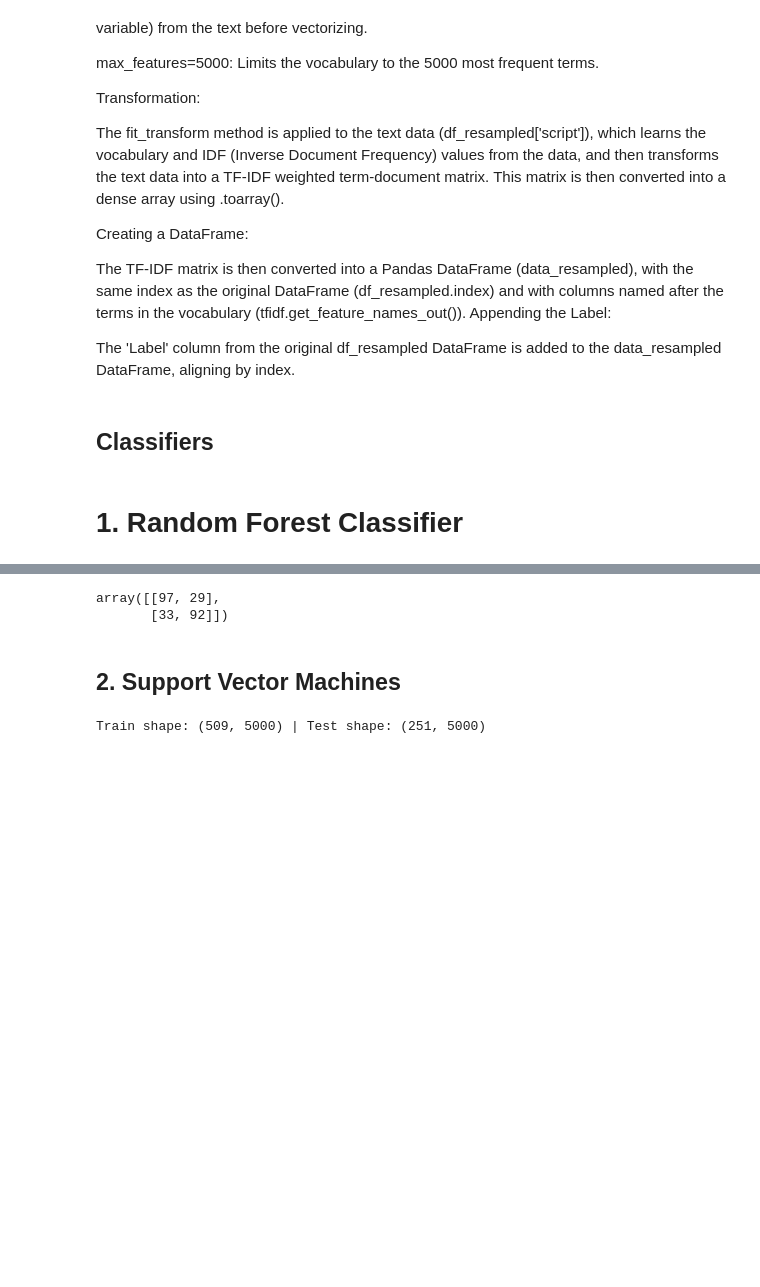
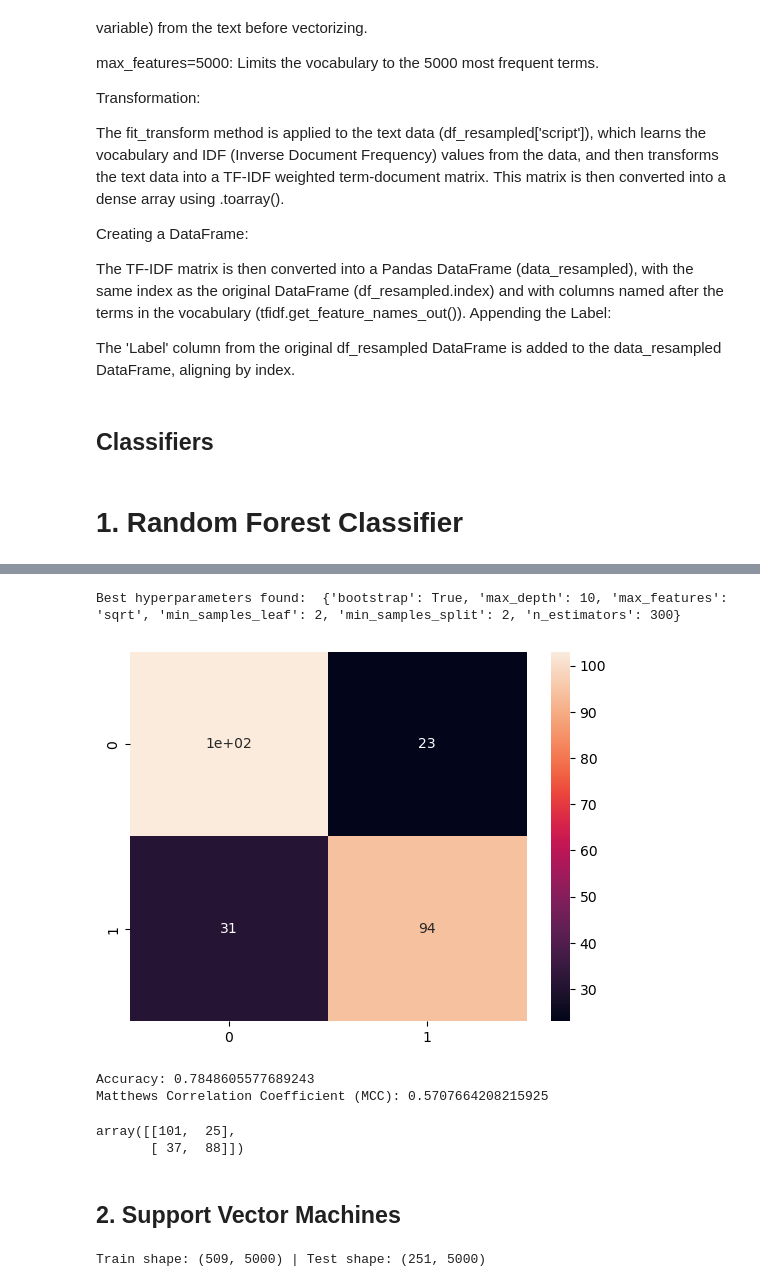
Before and after one commit to kebelouah/decisions_thesis, a Jupyter notebook: word2vec.ipynb, the cells around one changed output, grey strips where cells are left out. Saved outputs shown, nothing was run; the diff lists cells and outputs as text; code cells hidden in the pictures; blank space fills up the shorter version.

Commit message:
Created new annotation script for Areios Pagos decisions, started to work on GridSearchCV methods

```diff
--- a/word2vec.ipynb
+++ b/word2vec.ipynb
@@ -312,0 +213,60 @@ MCC: 0.7479674796747968
+# %%
+import pandas as pd
+from sklearn.ensemble import RandomForestClassifier
+from sklearn.model_selection import train_test_split, GridSearchCV
+from sklearn.metrics import confusion_matrix, f1_score
+import seaborn as sns
+import matplotlib.pyplot as plt
+
+# Assuming your data is preprocessed and resampled
+X = data_resampled.drop('Label', axis=1)
+y = data_resampled['Label']
+
+# Train-test split
+X_train, X_test, y_train, y_test = train_test_split(X, y, stratify=y, test_size=0.33, random_state=42)
+print(f'Train shape: {X_train.shape} | Test shape: {X_test.shape}')
+
+# Define the hyperparameter grid
+param_grid = {
+    'n_estimators': [100, 200, 300],           # Number of trees in the forest
+    'max_depth': [None, 10, 20, 30],           # Maximum depth of the tree
+    'min_samples_split': [2, 5, 10],           # Minimum number of samples required to split a node
+    'min_samples_leaf': [1, 2, 4],             # Minimum number of samples required at a leaf node
+    'bootstrap': [True, False],                # Whether bootstrap samples are used when building trees
+    'max_features': ['auto', 'sqrt', 'log2']   # Number of features to consider when looking for the best split
+}
+
+# Initialize the RandomForestClassifier
+rf = RandomForestClassifier(random_state=42)
+
+# Set up GridSearchCV
+grid_search = GridSearchCV(estimator=rf, param_grid=param_grid,
+                           scoring='f1',    # You can choose 'accuracy', 'f1', 'roc_auc', etc.
+                           cv=5,            # 5-fold cross-validation
+                           n_jobs=-1,       # Use all available cores
+                           verbose=2)
+
+# Fit GridSearchCV
+grid_search.fit(X_train, y_train)
+
+# Best hyperparameters
+print("Best hyperparameters found: ", grid_search.best_params_)
+
+# Best estimator (RandomForest with best hyperparameters)
+best_rf = grid_search.best_estimator_
+
+# Predict using the best model
+y_pred = best_rf.predict(X_test)
+
+# Confusion matrix
+cm = confusion_matrix(y_test, y_pred)
+sns.heatmap(cm, annot=True)
+plt.show()
+
+# Print accuracy of the best model
+print(f'Accuracy: {best_rf.score(X_test, y_test)}')
+
+# Calculate F1 score (MCC-like)
+mcc = matthews_corrcoef(y_test, y_pred)
+print(f'Matthews Correlation Coefficient (MCC): {mcc}')
+# %% [output]
@@ -313,8 +307,12 @@ MCC: 0.7479674796747968
+Best hyperparameters found:  {'bootstrap': True, 'max_depth': 10, 'max_features': 'sqrt', 'min_samples_leaf': 2, 'min_samples_split': 2, 'n_estimators': 300}
+[figure, added]
+Accuracy: 0.7848605577689243
+Matthews Correlation Coefficient (MCC): 0.5707664208215925
 # %%
 cm #confusion matrix : of prediction results on a classification problem. It shows the number of correct and incorrect predictions made by the model compared to the actual classifications in the test data
 # %% [output]
-array([[97, 29],
-       [33, 92]])
+array([[101,  25],
+       [ 37,  88]])
 # %% [markdown]
 ## 2. Support Vector Machines ##
 # %%
```
Also changed, not shown: parts of 16 cells of this notebook, 9 other files.
